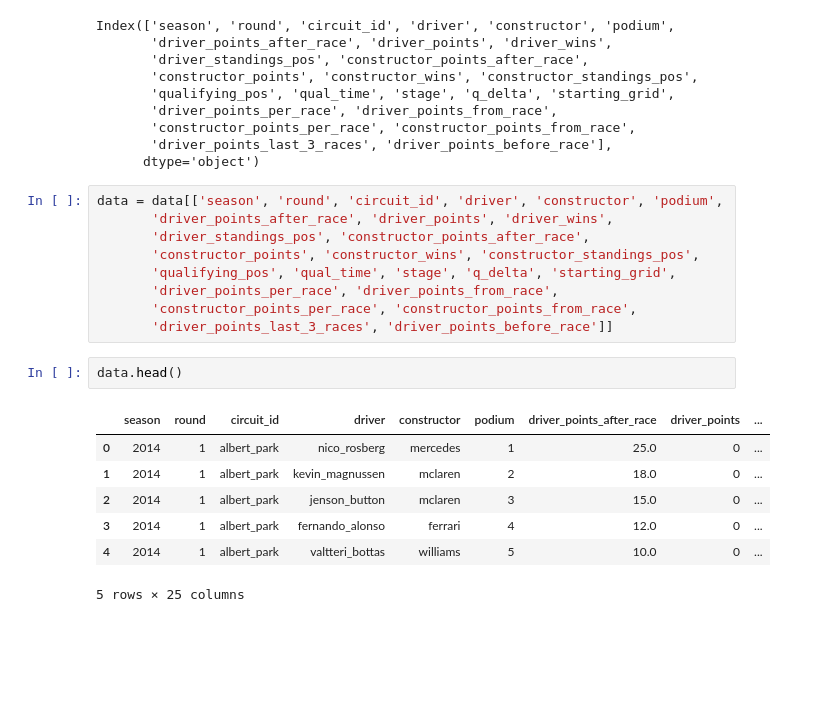
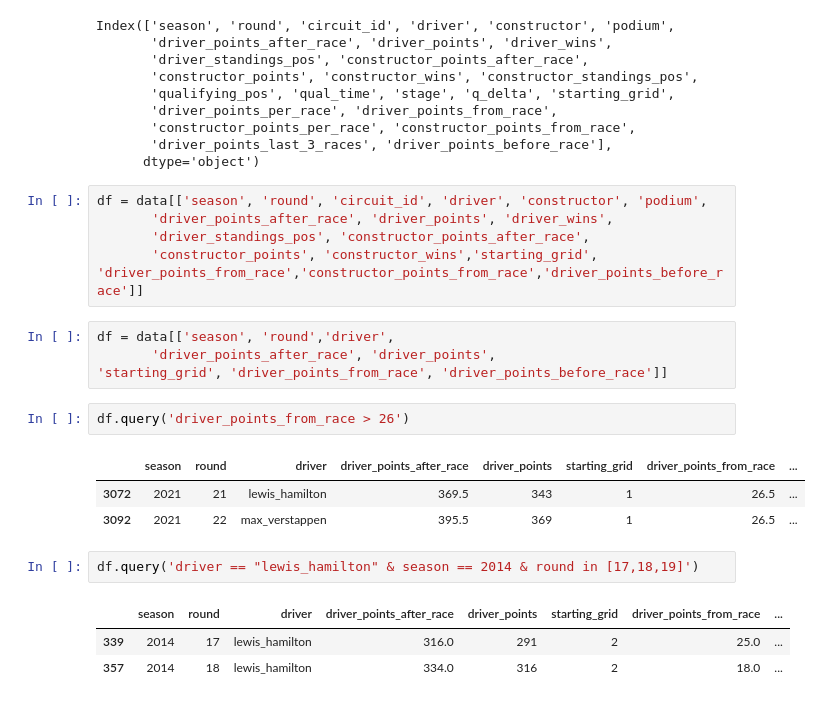
Before and after one commit to ollyjc99/f1-analytics, a Jupyter notebook: data analysis/test-analysis.ipynb, the cells around one changed output. Saved outputs shown, nothing was run; the diff lists cells and outputs as text; blank space fills up the shorter version.

Commit message:
will come back to this with a clear head

```diff
--- a/data analysis/test-analysis.ipynb
+++ b/data analysis/test-analysis.ipynb
@@ -30,24 +30,26 @@ Index(['season', 'round', 'circuit_id', 'driver', 'constructor', 'podium',
        'driver_points_last_3_races', 'driver_points_before_race'],
       dtype='object')
 # %%
-data = data[['season', 'round', 'circuit_id', 'driver', 'constructor', 'podium',
+df = data[['season', 'round', 'circuit_id', 'driver', 'constructor', 'podium',
        'driver_points_after_race', 'driver_points', 'driver_wins',
        'driver_standings_pos', 'constructor_points_after_race',
-       'constructor_points', 'constructor_wins', 'constructor_standings_pos',
-       'qualifying_pos', 'qual_time', 'stage', 'q_delta', 'starting_grid',
-       'driver_points_per_race', 'driver_points_from_race',
-       'constructor_points_per_race', 'constructor_points_from_race',
-       'driver_points_last_3_races', 'driver_points_before_race']]
+       'constructor_points', 'constructor_wins','starting_grid', 'driver_points_from_race','constructor_points_from_race','driver_points_before_race']]
-# %%
-data.head()
-# %% [output]
-|  | season | round | circuit_id | driver | constructor | podium | driver_points_after_race | driver_points | ... |
-| 0 | 2014 | 1 | albert_park | nico_rosberg | mercedes | 1 | 25.0 | 0 | ... |
-| 1 | 2014 | 1 | albert_park | kevin_magnussen | mclaren | 2 | 18.0 | 0 | ... |
-| 2 | 2014 | 1 | albert_park | jenson_button | mclaren | 3 | 15.0 | 0 | ... |
-| 3 | 2014 | 1 | albert_park | fernando_alonso | ferrari | 4 | 12.0 | 0 | ... |
-| 4 | 2014 | 1 | albert_park | valtteri_bottas | williams | 5 | 10.0 | 0 | ... |
-5 rows × 25 columns
+# %%
+df = data[['season', 'round','driver',
+       'driver_points_after_race', 'driver_points',
+'starting_grid', 'driver_points_from_race', 'driver_points_before_race']]
+# %%
+df.query('driver_points_from_race > 26')
+# %% [output]
+|  | season | round | driver | driver_points_after_race | driver_points | starting_grid | driver_points_from_race | ... |
+| 3072 | 2021 | 21 | lewis_hamilton | 369.5 | 343 | 1 | 26.5 | ... |
+| 3092 | 2021 | 22 | max_verstappen | 395.5 | 369 | 1 | 26.5 | ... |
+# %%
+df.query('driver == "lewis_hamilton" & season == 2014 & round in [17,18,19]')
+# %% [output]
+|  | season | round | driver | driver_points_after_race | driver_points | starting_grid | driver_points_from_race | ... |
+| 339 | 2014 | 17 | lewis_hamilton | 316.0 | 291 | 2 | 25.0 | ... |
+| 357 | 2014 | 18 | lewis_hamilton | 334.0 | 316 | 2 | 18.0 | ... |
 # %%
 grouped_podiums = data.groupby('podium').agg({
     'driver_points_last_3_races': 'mean',
```
Also changed, not shown: parts of 2 cells of this notebook, 1 other file.
